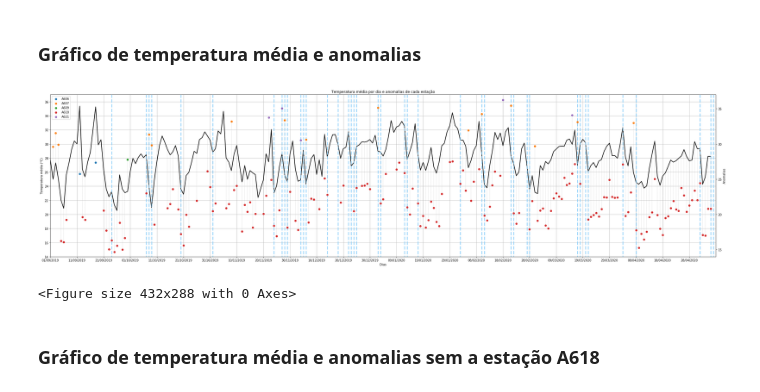
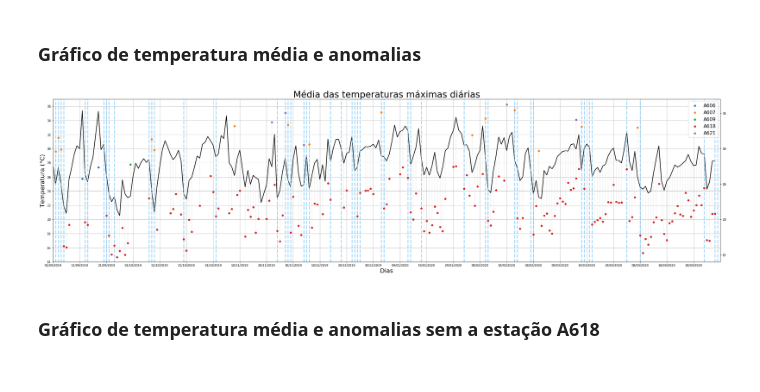
Before and after one commit to asalunai/IoT-trabalho, a Jupyter notebook: graficos.ipynb, the cells around one changed output. Saved outputs shown, nothing was run; the diff lists cells and outputs as text; code cells hidden in the pictures.

```diff
--- a/graficos.ipynb
+++ b/graficos.ipynb
@@ -7,7 +7,17 @@ from datetime import datetime, timedelta
 labels = ("A606", "A607", "A609", "A618", "A621")
 first_day = datetime.strptime("2019-09-01", "%Y-%m-%d")
 # %%
-frentes_frias = [datetime.strptime("2019-09-24", "%Y-%m-%d"),
+frentes_frias = [datetime.strptime("2019-09-01", "%Y-%m-%d"),
+                 datetime.strptime("2019-09-02", "%Y-%m-%d"),
+                 datetime.strptime("2019-09-03", "%Y-%m-%d"),
+                 datetime.strptime("2019-09-04", "%Y-%m-%d"),
+                 datetime.strptime("2019-09-05", "%Y-%m-%d"),
+                 datetime.strptime("2019-09-13", "%Y-%m-%d"),
+                 datetime.strptime("2019-09-14", "%Y-%m-%d"),
+                 datetime.strptime("2019-09-20", "%Y-%m-%d"),
+                 datetime.strptime("2019-09-21", "%Y-%m-%d"),
+                 datetime.strptime("2019-09-22", "%Y-%m-%d"),
+                 datetime.strptime("2019-09-24", "%Y-%m-%d"),
                  datetime.strptime("2019-10-07", "%Y-%m-%d"),
                  datetime.strptime("2019-10-08", "%Y-%m-%d"),
                  datetime.strptime("2019-10-09", "%Y-%m-%d"),
@@ -70,41 +80,40 @@ anomalias_plot = media_plot.twinx()
 
 for label in labels:
     anomalias_plot.scatter(x, df_anomalias[label], label=label)
 
 for date in frentes_frias:
     idx = date - first_day
     idx = idx.days
     #print(idx)
     plt.plot([idx, idx], [0, 50], '--', color="lightskyblue", linewidth=3, alpha=.8, zorder=-10)
 
 media_plot.plot(df_media, 'k', linewidth=2, zorder=10)
 
 media_plot.set_ylim(14, 37)
 media_plot.set_xlim(0, 250)
 
-media_plot.set_xlabel("Dias")
-media_plot.set_ylabel("Temperatura média (°C)")
-media_plot.set_title("Temperatura média por dia e anomalias de cada estação")
+media_plot.set_xlabel("Dias", size=20)
+media_plot.set_ylabel("Temperatura (°C)", size=20)
+media_plot.set_title("Média das temperaturas máximas diárias", size=30)
 media_plot.set_xticks(np.arange(0, 250, 10))
 media_plot.set_yticks(np.arange(14, 37, 2))
 
-anomalias_plot.set_ylabel("Anomalias")
+#anomalias_plot.set_ylabel("Anomalias")
 anomalias_plot.set_ylim(14, 37)
 anomalias_plot.set_xlim(0, 250)
-anomalias_plot.legend()
+anomalias_plot.legend(loc="upper right", prop={'size': 16})
 
 for idx in df_media.index:
     for label in labels:
         if df_anomalias[label].loc[idx]:
             plt.plot([idx, idx], [df_media["Medias"].loc[idx], df_anomalias[label].loc[idx]], 'grey', linestyle='--', linewidth=.3)
 
 
 media_plot.grid(True)
+plt.savefig("dados_csv/exp1_temperatura.pdf")
 plt.show()
-plt.savefig("dados_csv/exp1_temperatura.pdf")
 # %% [output]
-[figure, old version]
+[figure, new version]
-<Figure size 432x288 with 0 Axes>
 # %% [markdown]
 ### Gráfico de temperatura média e anomalias sem a estação A618
 # %%
```
Also changed, not shown: parts of 4 cells of this notebook.
